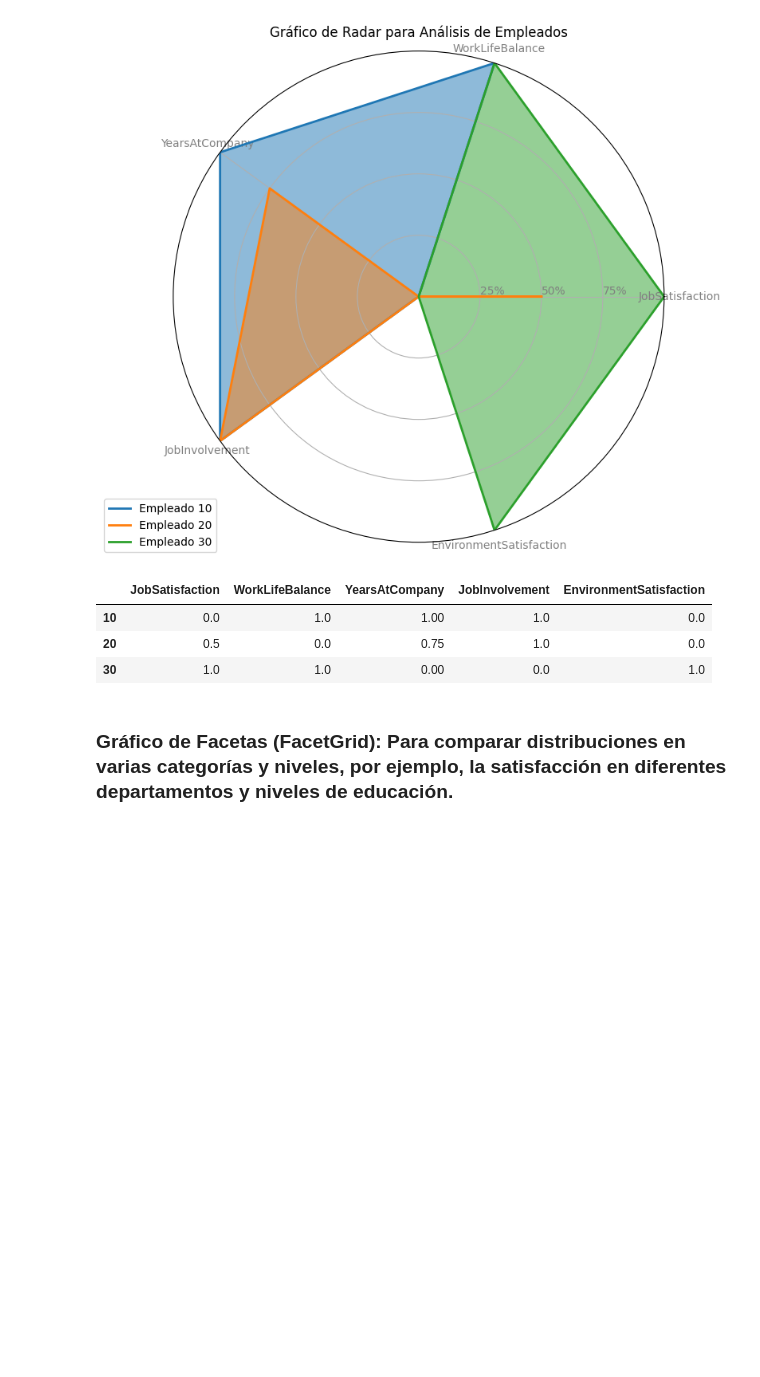
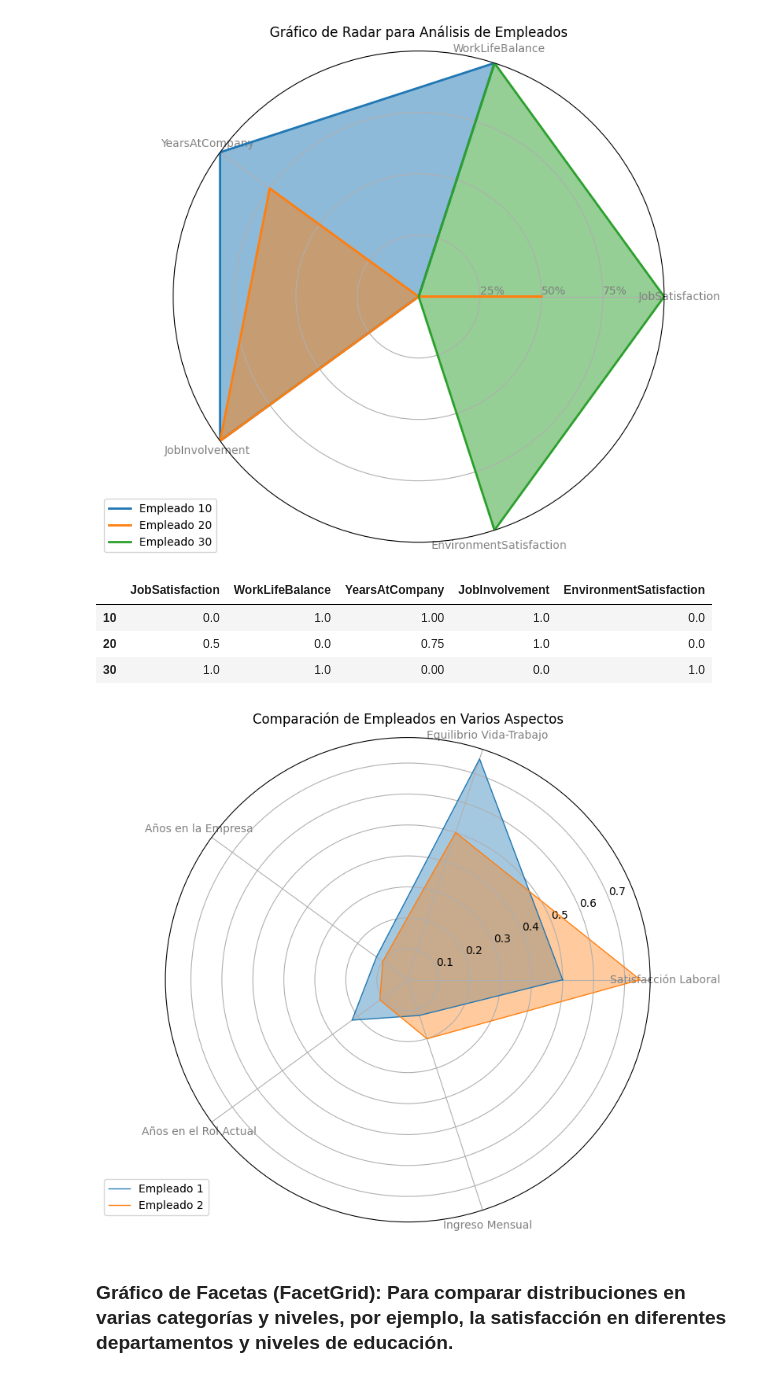
Before and after one commit to miguel-conde/explo_py, a Jupyter notebook: PYTHON/notebooks/PLOTTING/matplotlib.ipynb, the cells around one changed output. Saved outputs shown, nothing was run; the diff lists cells and outputs as text; code cells hidden in the pictures; blank space fills up the shorter version.

```diff
--- a/PYTHON/notebooks/PLOTTING/matplotlib.ipynb
+++ b/PYTHON/notebooks/PLOTTING/matplotlib.ipynb
@@ -458,6 +458,55 @@ selected_employees_normalized
 | 10 | 0.0 | 1.0 | 1.00 | 1.0 | 0.0 |
 | 20 | 0.5 | 0.0 | 0.75 | 1.0 | 0.0 |
 | 30 | 1.0 | 1.0 | 0.00 | 0.0 | 1.0 |
+# %%
+import numpy as np
+
+# Selección de dos empleados para comparar (puedes cambiar estos índices según tus necesidades)
+employee1 = df.loc[10]
+employee2 = df.loc[20]
+
+# Métricas para comparar
+metrics = ['JobSatisfaction', 'WorkLifeBalance', 'YearsAtCompany', 'YearsInCurrentRole', 'MonthlyIncome']
+labels = ['Satisfacción Laboral', 'Equilibrio Vida-Trabajo', 'Años en la Empresa', 'Años en el Rol Actual', 'Ingreso Mensual']
+
+# Normalización de los valores para que estén en la misma escala
+values1 = [employee1[metric] / df[metric].max() for metric in metrics]
+values2 = [employee2[metric] / df[metric].max() for metric in metrics]
+
+# Agregando el primer valor al final para cerrar el círculo
+values1 += values1[:1]
+values2 += values2[:1]
+
+# Número de variables
+num_vars = len(labels)
+
+# Ángulos para cada eje
+angles = [n / float(num_vars) * 2 * np.pi for n in range(num_vars)]
+angles += angles[:1]
+
+# Creando el gráfico de radar
+plt.figure(figsize=(8, 8))
+ax = plt.subplot(111, polar=True)
+
+# Añadiendo los ejes para cada métrica
+plt.xticks(angles[:-1], labels, color='grey', size=10)
+
+# Plotting los valores para cada empleado
+ax.plot(angles, values1, linewidth=1, linestyle='solid', label='Empleado 1')
+ax.fill(angles, values1, alpha=0.4)
+ax.plot(angles, values2, linewidth=1, linestyle='solid', label='Empleado 2')
+ax.fill(angles, values2, alpha=0.4)
+
+# Añadiendo una leyenda
+plt.legend(loc='upper right', bbox_to_anchor=(0.1, 0.1))
+
+# Añadiendo un título
+plt.title("Comparación de Empleados en Varios Aspectos")
+
+# Mostrando el gráfico
+plt.show()
+# %% [output]
+[figure, added]
 # %% [markdown]
 
 ### Gráfico de Facetas (FacetGrid): Para comparar distribuciones en varias categorías y niveles, por ejemplo, la satisfacción en diferentes departamentos y niveles de educación.
```
Also changed, not shown: 5 other files.
